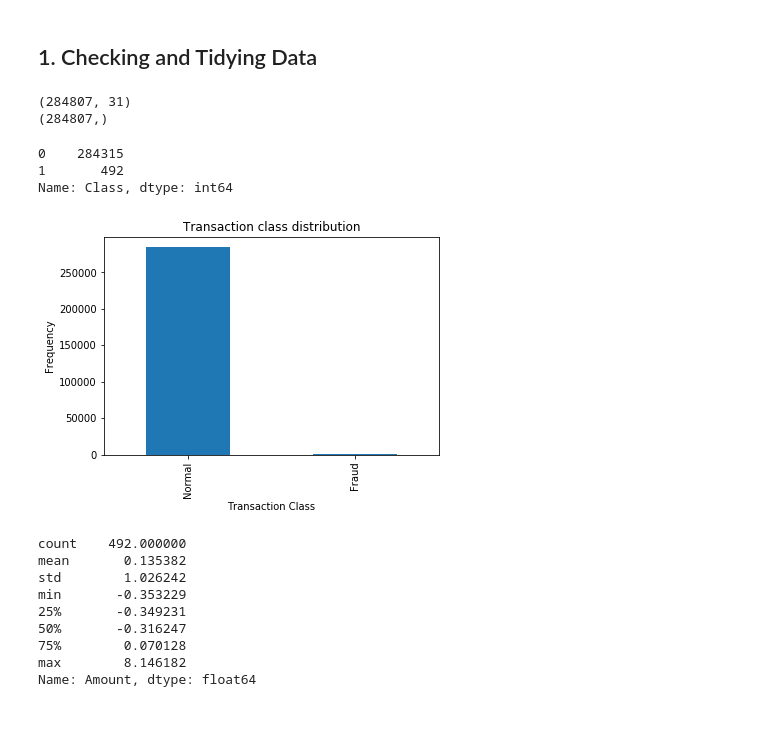
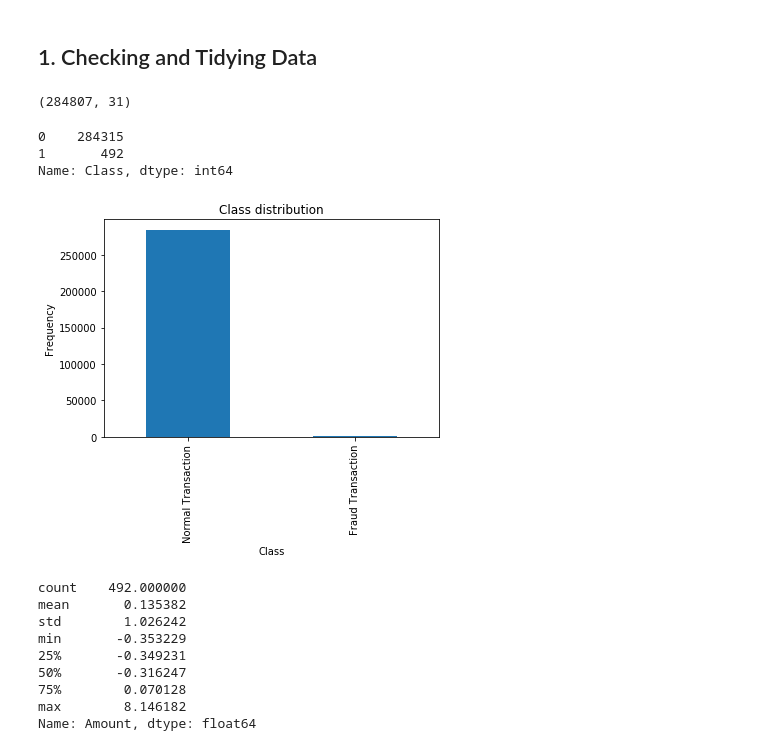
Before and after one commit to ramchalamkr/DeepLearning_FraudDetection, a Jupyter notebook: FraudDetection.ipynb, the cells around one changed output. Saved outputs shown, nothing was run; the diff lists cells and outputs as text; code cells hidden in the pictures; blank space fills up the shorter version.

```diff
--- a/FraudDetection.ipynb
+++ b/FraudDetection.ipynb
@@ -493,27 +493,25 @@ avg / total       1.00      1.00      1.00     93987
 # %%
 X = pd.read_csv('fraud_prep.csv',delimiter=',')
 print X.shape
-print Y.shape
 del X['Time']
 #Removing mean and scaling to unit variance
 X['Amount'] = StandardScaler().fit_transform(X['Amount'].values.reshape(-1, 1))
 # %% [output]
 (284807, 31)
-(284807,)
 # %%
 count_classes = pd.value_counts(X['Class'], sort = True)
 print count_classes
 count_classes.plot(kind = 'bar')
-plt.title("Transaction class distribution")
-plt.xticks(range(2), ['Normal','Fraud'])
-plt.xlabel("Transaction Class")
+plt.title("Class distribution")
+plt.xticks(range(2), ['Normal Transaction','Fraud Transaction'])
+plt.xlabel("Class")
 plt.ylabel("Frequency")
 plt.show()
 # %% [output]
 0    284315
 1       492
 Name: Class, dtype: int64
-[figure, old version]
+[figure, new version]
 # %%
 fraud = X[X.Class ==1]
 normal = X[X.Class ==0]
```
Also changed, not shown: parts of 9 cells of this notebook, 1 other file.
